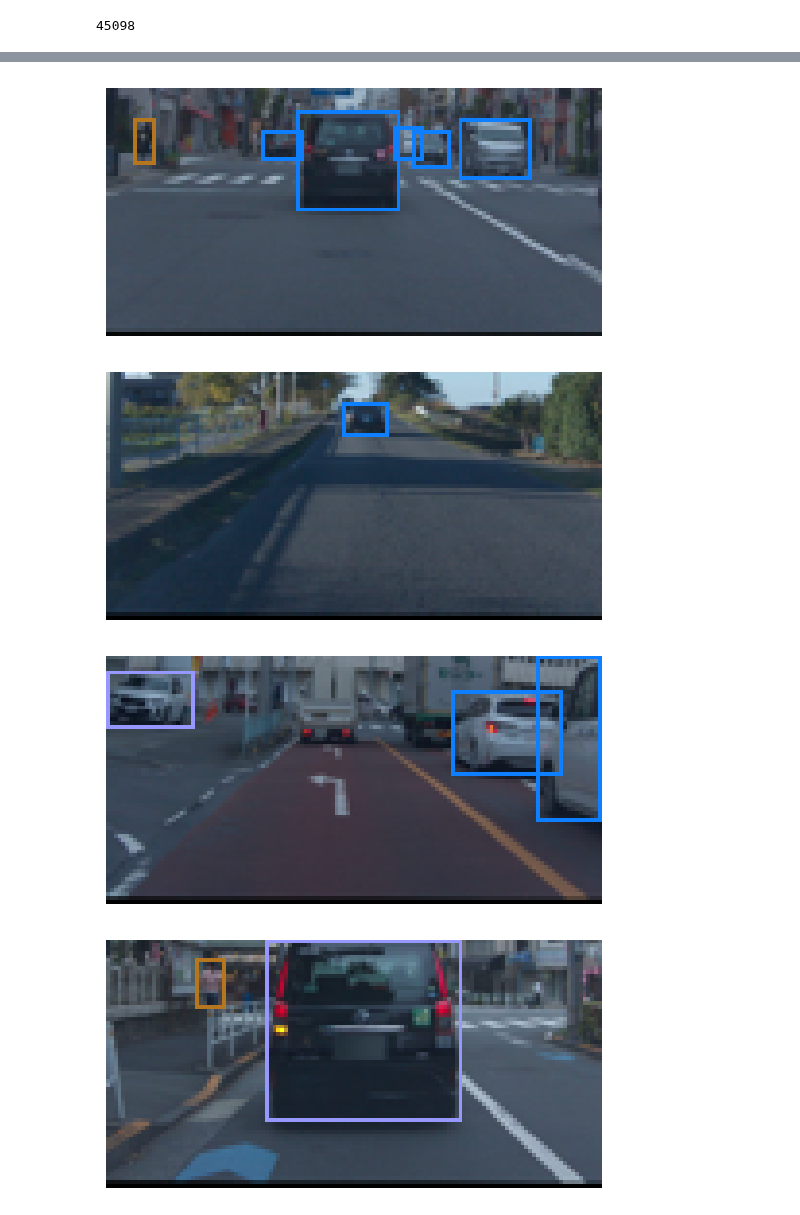
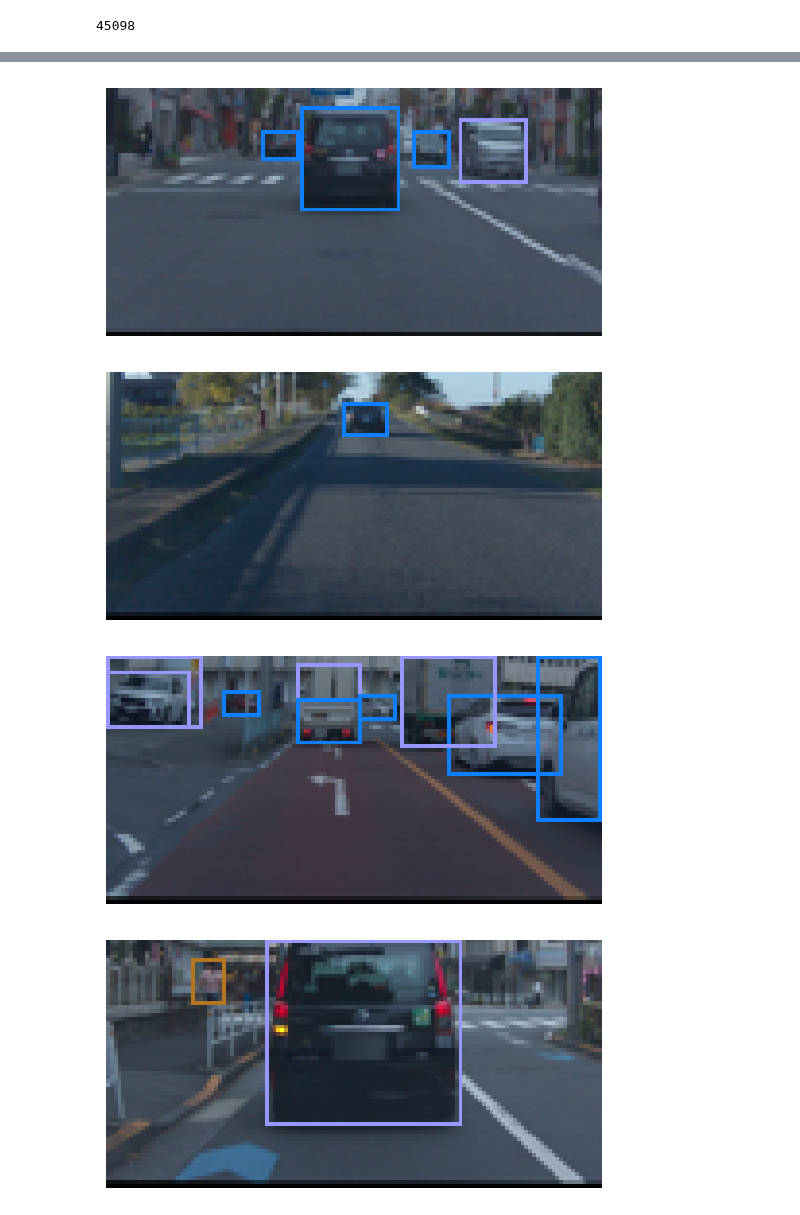
Before and after one commit to penguin-prg/atmacup18, a Jupyter notebook: notebook/trial_yolov11.ipynb, the cells around one changed output, grey strips where cells are left out. Drawn from its saved outputs; the diff is of its cells as text; code cells hidden in the pictures.

Commit message:
yolo detection

```diff
--- a/notebook/trial_yolov11.ipynb
+++ b/notebook/trial_yolov11.ipynb
@@ -44,14 +44,14 @@ from ultralytics import YOLO
 cmap = np.array(plt.cm.get_cmap("tab20").colors) * 255
 
 # モデルの読み込み
-model = YOLO("yolo11n.pt")
+model = YOLO("yolo11x.pt")
 
 # 予測の実行
 results = model.predict(
     path[:100],
     classes=[0, 1, 2, 3, 5, 7, 9, 11, 12],
     verbose=False,
-    conf=0.2,
+    conf=0.25,
     # imgsz=1024,
 )
 
@@ -82,4 +82,4 @@ for i in range(10):
-[figure, old version]
+[figure, new version]
 [figure]
-[figure, old version]
+[figure, new version]
-[figure, old version]
+[figure, new version]
```
Also changed, not shown: parts of 1 cell of this notebook, 2 other files.
